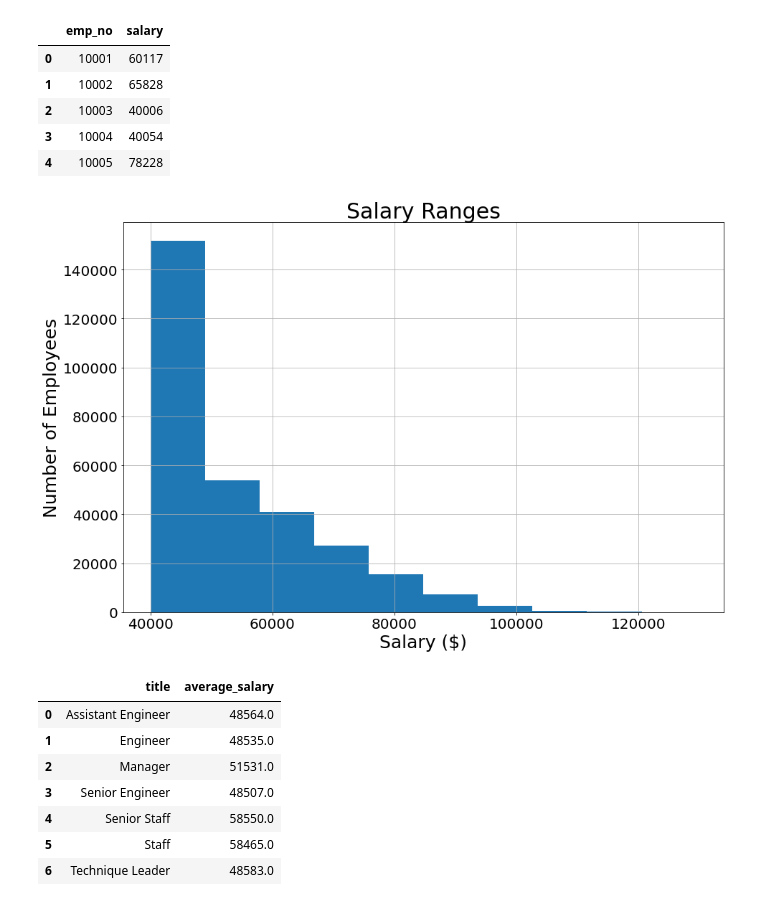
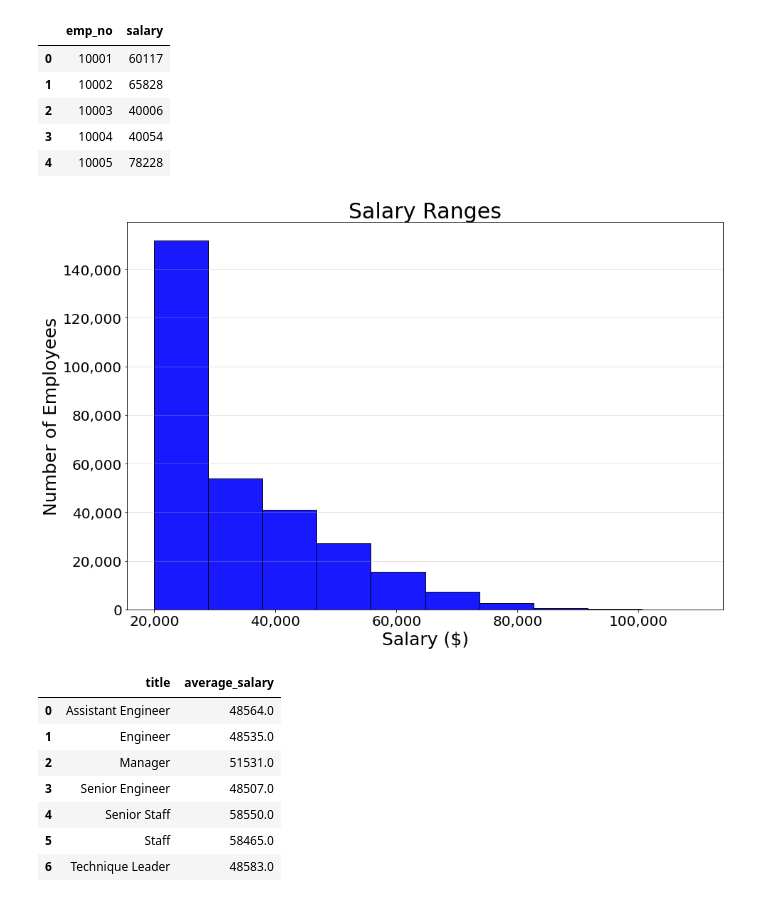
Before and after one commit to JeremyTallant/sql-challenge, a Jupyter notebook: EmployeeSQL/bonus_analysis.ipynb, the cells around one changed output. Saved outputs shown, nothing was run; the diff lists cells and outputs as text; code cells hidden in the pictures.

```diff
--- a/EmployeeSQL/bonus_analysis.ipynb
+++ b/EmployeeSQL/bonus_analysis.ipynb
@@ -25,17 +27,21 @@ salaries_df.head()
 # %%
 # Create a histogram to visualize the employee salary ranges that were the most common.
 plt.figure(figsize = (15,10))
-plt.hist(salaries_df['salary'])
+plt.hist(salaries_df['salary'], facecolor = 'blue', alpha = 0.9, edgecolor = 'black')
 plt.xlabel('Salary ($)', fontsize = 25)
 plt.ylabel('Number of Employees', fontsize = 25)
 plt.title('Salary Ranges', fontsize = 30)
-plt.grid()
+plt.grid(axis = 'y', alpha = 0.4)
 plt.xticks(fontsize = 20)
 plt.yticks(fontsize = 20)
+current_values = plt.gca().get_yticks()
+plt.gca().set_yticklabels(['{:,.0f}'.format(x) for x in current_values])
+current_values2 = plt.gca().get_xticks()
+plt.gca().set_xticklabels(['{:,.0f}'.format(x) for x in current_values])
 plt.savefig('Images/histogram.png')
 plt.show()
 # %% [output]
-[figure, old version]
+[figure, new version]
 # %%
 # Create average salary dataframe
 average_salary_df = pd.read_sql("""SELECT t.title, ROUND(AVG(s.salary)) as average_Salary
```
Also changed, not shown: parts of 2 cells of this notebook, 2 other files.
